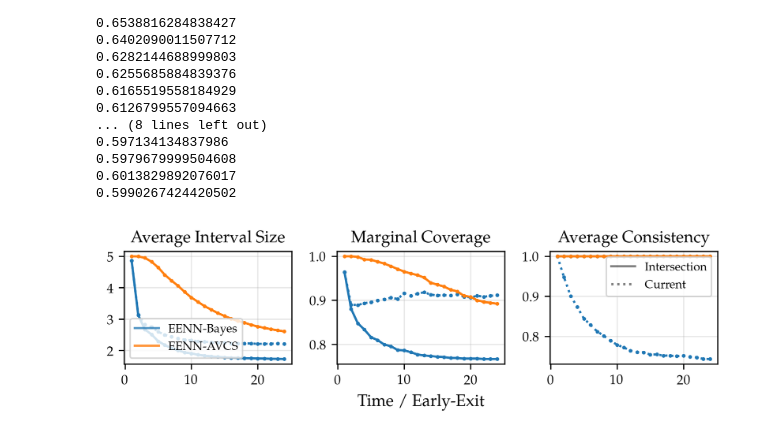
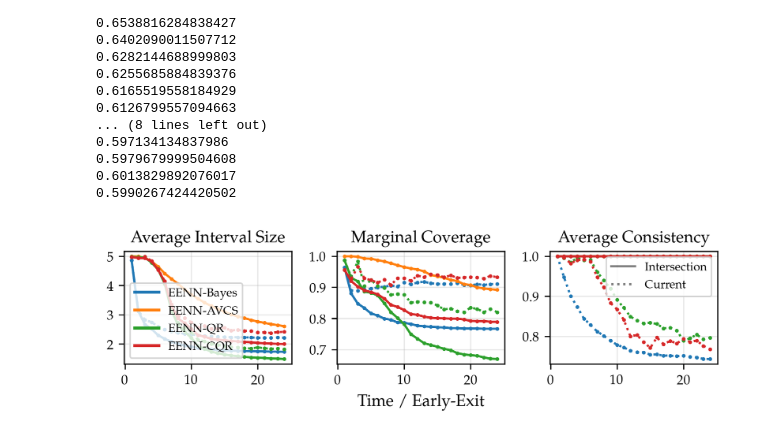
Before and after one commit to metodj/EENN-AVCS, a Jupyter notebook: regression_albert.ipynb, the cells around one changed output. Saved outputs shown, nothing was run; the diff lists cells and outputs as text; code cells hidden in the pictures.

```diff
--- a/regression_albert.ipynb
+++ b/regression_albert.ipynb
@@ -33,2 +40,11 @@ preds_dev = preds_dev.squeeze()
 L_test, N_test, H_test = h_arr_test.shape
 L_dev, N_dev, H_dev = h_arr_dev.shape
+# %%
+q_hats = []
+for l in range(L_dev):
+    cal_scores = np.maximum(targets_dev_qr - c_dev_qr[l, :, 1], c_dev_qr[l, :, 0] - targets_dev_qr)
+    q_hats.append(np.quantile(cal_scores, np.ceil((N_dev + 1) * (1 - ALPHA)) / N_dev, interpolation='higher'))
+
+c_test_cqr = []
+for i in range(len(c_test_qr)):
+    c_test_cqr.append([(c_test_qr[i][j][0] - q_hats[j], c_test_qr[i][j][1] + q_hats[j]) for j in range(len(c_test_qr[i]))])
@@ -62,43 +81,65 @@ c_avcs, epistem_uncer, preds = parallel_eenn_avcs_regression(x_star=h_arr_test,
 c_avcs = [running_intersection(C) for C in c_avcs]
 c_bayes = eenn_bayes_intervals(x_star=h_arr_test, BLR_models=BLRs)
 c_bayes_intersect = [running_intersection(C) for C in c_bayes]
+
+c_qr = c_test_qr
+c_qr_intersect = [running_intersection(C) for C in c_qr]
+
+c_cqr = c_test_cqr
+c_cqr_intersect = [running_intersection(C) for C in c_cqr]
 # %%
 COLOR_DICT = {'AVCS': 'tab:orange', 'BLR': 'tab:blue',
-              'AVCS-intersect': 'tab:orange', 'BLR-intersect': 'tab:blue',}
-LS_DICT = {'AVCS': 'dotted', 'BLR': 'dotted', 'AVCS-intersect': '-', 'BLR-intersect': '-',}
+              'AVCS-intersect': 'tab:orange', 'BLR-intersect': 'tab:blue',
+              'QR': 'tab:green', 'QR-intersect': 'tab:green',
+              'CQR': 'tab:red', 'CQR-intersect': 'tab:red',}
+LS_DICT = {'AVCS': 'dotted', 'BLR': 'dotted', 'AVCS-intersect': '-', 'BLR-intersect': '-', 'QR': 'dotted', 'QR-intersect': '-', 'CQR': 'dotted', 'CQR-intersect': '-',}
 EXITS = [l + 1 for l in range(L_test)]
 fig, ax = plt.subplots(1, 3, figsize=(6, 2))
 
 LW = 1.5
 MS = 1.5
 
-for label, intervals in zip(['BLR', 'BLR-intersect', 'AVCS-intersect'], [c_bayes, c_bayes_intersect, c_avcs]):
+for label, intervals in zip(['BLR', 'BLR-intersect', 'AVCS-intersect', 'QR', 'QR-intersect', 'CQR', 'CQR-intersect'],
+                            [c_bayes, c_bayes_intersect, c_avcs, c_qr, c_qr_intersect, c_cqr, c_cqr_intersect]):
 
     clipped_sizes = np.mean([np.array([min(c[l][1], Y_MAX) - max(c[l][0], Y_MIN) for c in intervals]) for l in range(L_test)], axis=1)
     coverage = marginal_coverage(targets_test, intervals)
     consistency_arr = [1.] + list(np.mean(consistency(intervals), axis=0))
 
     for i, (plot_type, data) in enumerate(zip(['Average Interval Size', 'Marginal Coverage', 'Average Consistency'],
                                [clipped_sizes, coverage, consistency_arr])):
 
         ax[i].plot(EXITS, data, marker='o', color=COLOR_DICT[label], linestyle=LS_DICT[label], label=label, ms=MS, lw=LW)
         ax[i].set_title(plot_type)
 
 
 ax[1].set_xlabel('Time / Early-Exit')
 
 
 lines1 = [
     Line2D([0], [0], color='black', lw=LW, linestyle='-', alpha=0.5),
     Line2D([0], [0], color='black', lw=LW, linestyle='dotted', alpha=0.5),
 ]
 labels1 = ["Intersection", 'Current']
-lines2 = [Line2D([0], [0], color=color, lw=LW, linestyle='-', alpha=0.8) for label, color in COLOR_DICT.items() if 'intersect' not in label][::-1]
-labels2 = ['EENN-Bayes', 'EENN-AVCS']
+
+lines2 = [
+    Line2D([0], [0], color='tab:blue', lw=2, linestyle='-'),
+    Line2D([0], [0], color='tab:orange', lw=2, linestyle='-'),
+    Line2D([0], [0], color='tab:green', lw=2, linestyle='-'),
+    Line2D([0], [0], color='tab:red', lw=2, linestyle='-'),
+
+]
+labels2 = [
+    "EENN-Bayes",
+    "EENN-AVCS",
+    "EENN-QR",
+    "EENN-CQR"
+]
+
 legend1 = ax[2].legend(lines1, labels1,  fontsize=8)
 legend2 = ax[0].legend(lines2, labels2, loc='lower left', fontsize=8)
 
 plt.tight_layout()
 plt.show()
 # %% [output]
-[figure, old version]
+[figure, new version]
```
Also changed, not shown: parts of 2 cells of this notebook.
